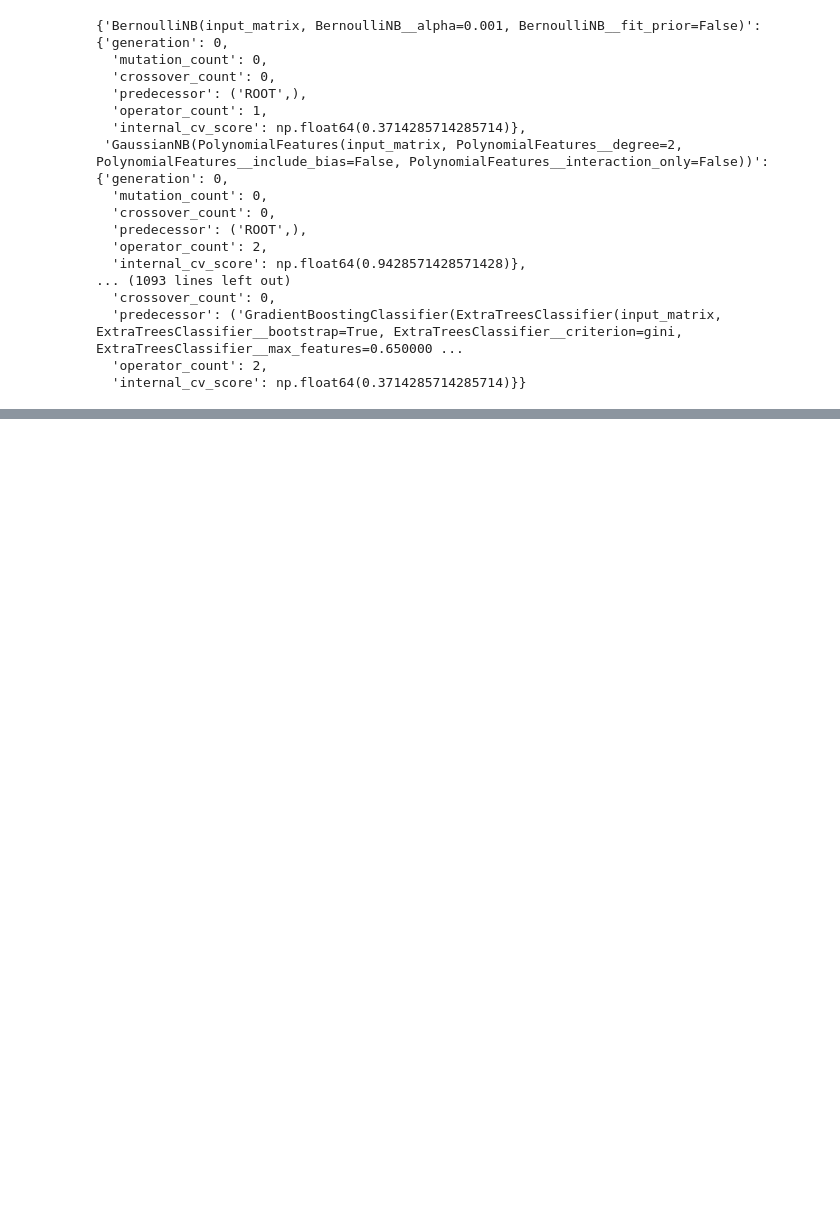
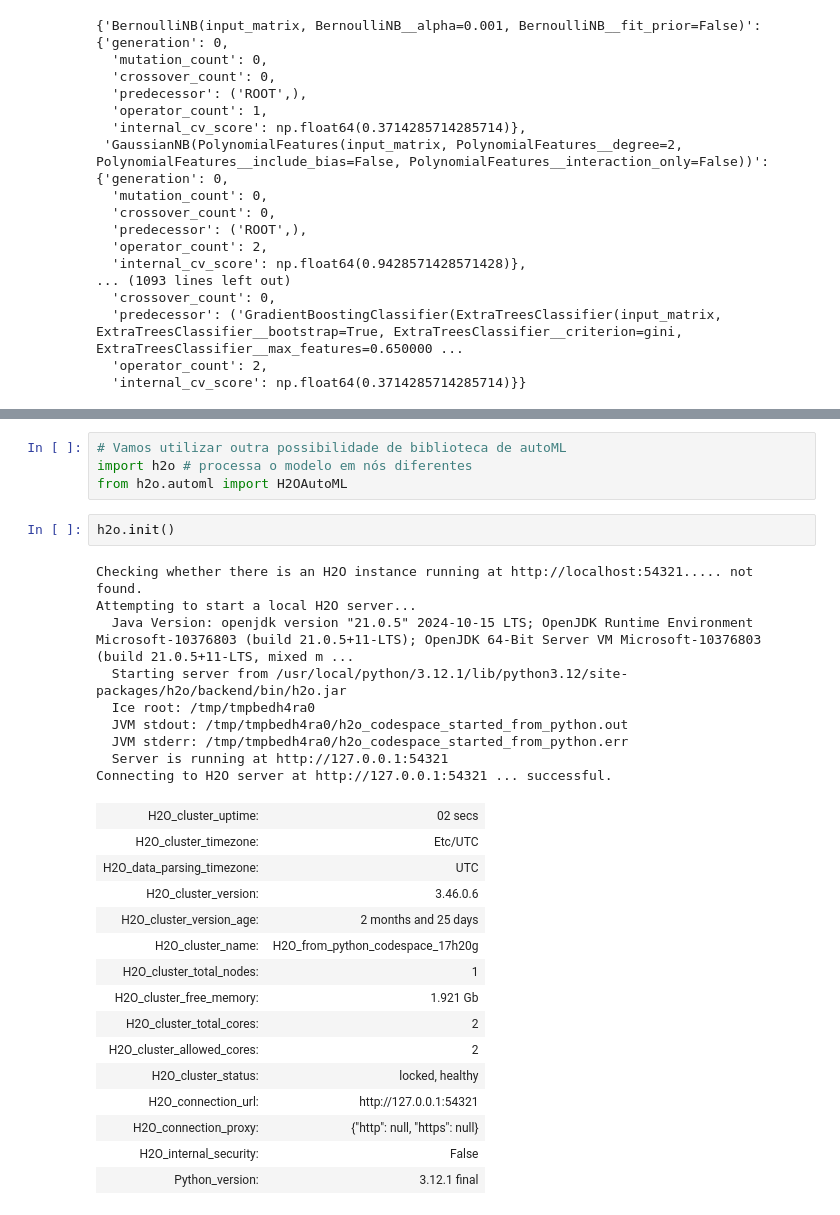
Before and after one commit to USPMenas/Artificial-Inteligence-study-cases, a Jupyter notebook: Treinamento/AutoML/autoML.ipynb, the cells around one changed output, grey strips where cells are left out. Cells and saved outputs as stored; diff of their text form; blank space fills up the shorter version.

```diff
--- a/Treinamento/AutoML/autoML.ipynb
+++ b/Treinamento/AutoML/autoML.ipynb
@@ -94,0 +120,31 @@ print("Accuracy: ", accuracy)
+# %%
+# Vamos utilizar outra possibilidade de biblioteca de autoML
+import h2o # processa o modelo em nós diferentes
+from h2o.automl import H2OAutoML
+# %%
+h2o.init()
+# %% [output]
+Checking whether there is an H2O instance running at http://localhost:54321..... not found.
+Attempting to start a local H2O server...
+  Java Version: openjdk version "21.0.5" 2024-10-15 LTS; OpenJDK Runtime Environment Microsoft-10376803 (build 21.0.5+11-LTS); OpenJDK 64-Bit Server VM Microsoft-10376803 (build 21.0.5+11-LTS, mixed m ...
+  Starting server from /usr/local/python/3.12.1/lib/python3.12/site-packages/h2o/backend/bin/h2o.jar
+  Ice root: /tmp/tmpbedh4ra0
+  JVM stdout: /tmp/tmpbedh4ra0/h2o_codespace_started_from_python.out
+  JVM stderr: /tmp/tmpbedh4ra0/h2o_codespace_started_from_python.err
+  Server is running at http://127.0.0.1:54321
+Connecting to H2O server at http://127.0.0.1:54321 ... successful.
+| H2O_cluster_uptime: | 02 secs |
+| H2O_cluster_timezone: | Etc/UTC |
+| H2O_data_parsing_timezone: | UTC |
+| H2O_cluster_version: | 3.46.0.6 |
+| H2O_cluster_version_age: | 2 months and 25 days |
+| H2O_cluster_name: | H2O_from_python_codespace_17h20g |
+| H2O_cluster_total_nodes: | 1 |
+| H2O_cluster_free_memory: | 1.921 Gb |
+| H2O_cluster_total_cores: | 2 |
+| H2O_cluster_allowed_cores: | 2 |
+| H2O_cluster_status: | locked, healthy |
+| H2O_connection_url: | http://127.0.0.1:54321 |
+| H2O_connection_proxy: | {"http": null, "https": null} |
+| H2O_internal_security: | False |
+| Python_version: | 3.12.1 final |
```
Also changed, not shown: parts of 6 cells of this notebook, 1 other file.
